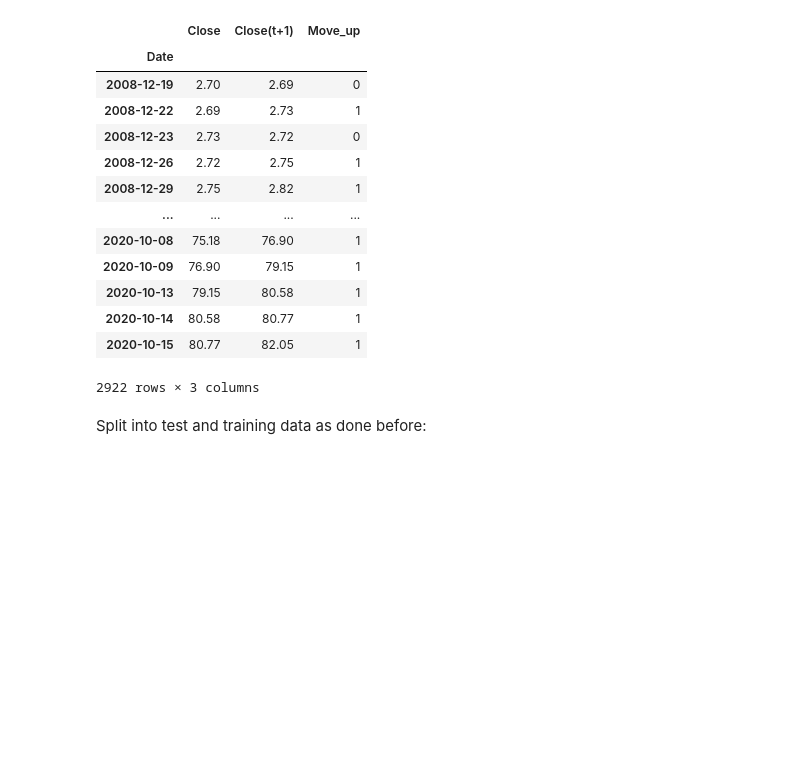
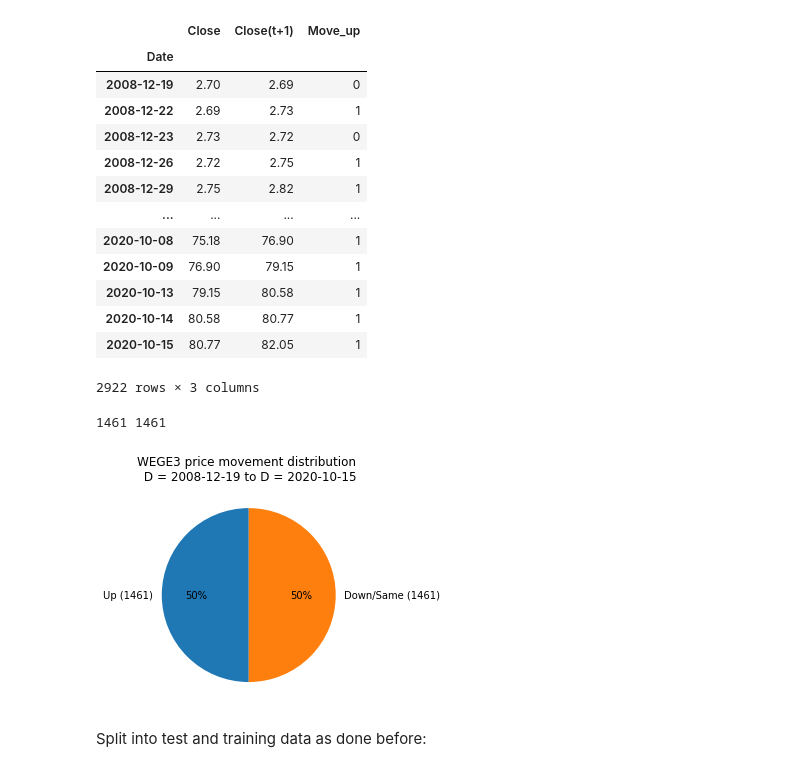
Before and after one commit to brunokiyoshi/Nanodegree-MLE-capstone-project, a Jupyter notebook: capstone_project.ipynb, the cells around one changed output. Saved outputs shown, nothing was run; the diff lists cells and outputs as text; code cells hidden in the pictures; blank space fills up the shorter version.

```diff
--- a/Capstone project.ipynb
+++ b/capstone_project.ipynb
@@ -557,6 +546,17 @@ data_binary[["Close", "Close(t+1)", "Move_up"]]
 | 2020-10-14 | 80.58 | 80.77 | 1 |
 | 2020-10-15 | 80.77 | 82.05 | 1 |
 2922 rows × 3 columns
+# %%
+up_count = len(data_binary[data_binary["Move_up"] == 1])
+down_same_count = len(data_binary[data_binary["Move_up"] != 1])
+print(up_count, down_same_count)
+fig, ax = plt.subplots()
+ax.pie([up_count, down_same_count], labels=[f"Up ({up_count})",f"Down/Same ({down_same_count})"], startangle=90, autopct='%1.0f%%')
+ax.set(aspect="equal", title='WEGE3 price movement distribution \n D = 2008-12-19 to D = 2020-10-15')
+plt.show()
+# %% [output]
+1461 1461
+[figure, added]
 # %%
 data_binary = data_binary.drop(["Close(t+1)"], axis="columns", errors="ignore") # drop this column since it's no longer our output
 # %% [markdown]
```
Also changed, not shown: parts of 27 cells of this notebook, 3 other files.
